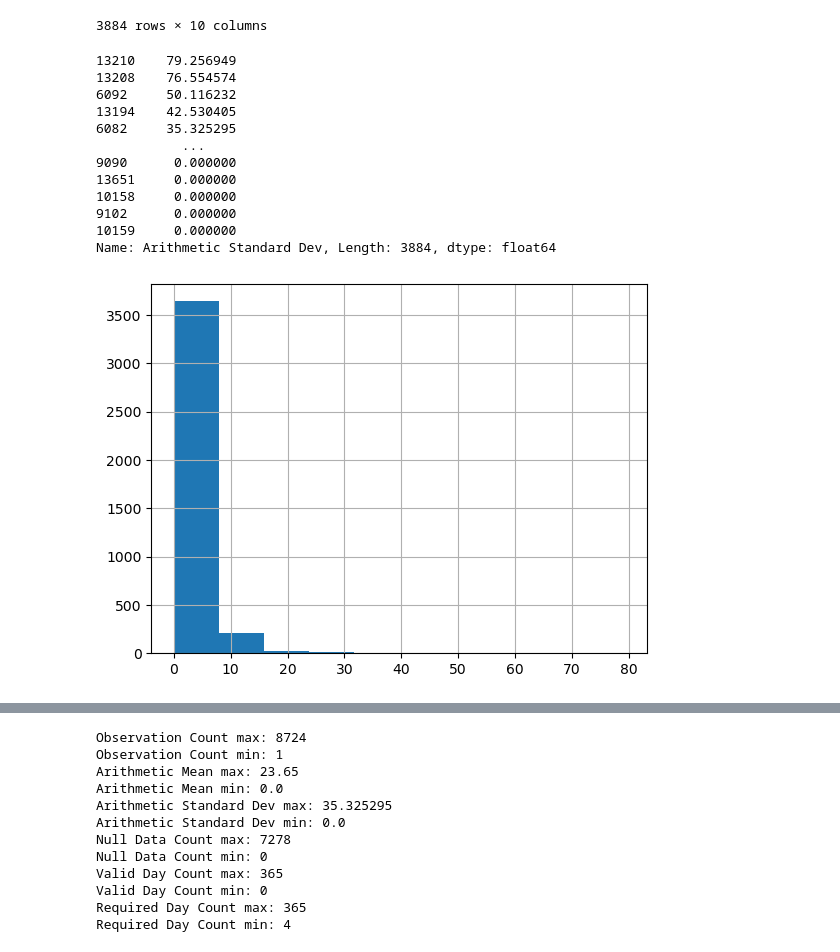
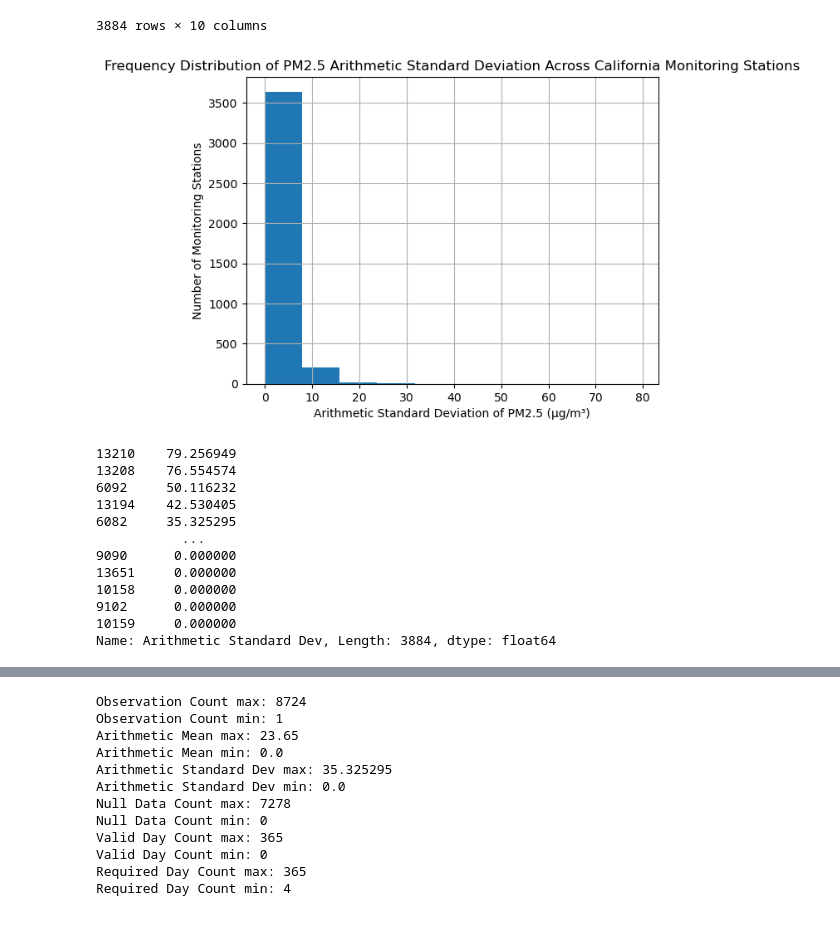
Before and after one commit to COGS108/Group095_WI26, a Jupyter notebook: 02-EDACheckpoint.ipynb, the cells around one changed output, grey strips where cells are left out. Saved outputs shown, nothing was run; the diff lists cells and outputs as text; code cells hidden in the pictures.

Commit message:
update data cleaning graph labels

```diff
--- a/02-EDACheckpoint.ipynb
+++ b/02-EDACheckpoint.ipynb
@@ -302,9 +300,14 @@ air_quality_ca
 3884 rows × 10 columns
 # %%
 air_quality_ca['Arithmetic Standard Dev'].hist()
+plt.title('Frequency Distribution of PM2.5 Arithmetic Standard Deviation Across California Monitoring Stations')
+plt.xlabel('Arithmetic Standard Deviation of PM2.5 (µg/m³)')
+plt.ylabel('Number of Monitoring Stations')
+plt.show()
 air_quality_ca['Arithmetic Standard Dev'].sort_values(ascending=False)
 # The standard deviation values above 40 are clearly outliers and erroneous, so we will remove them
 # %% [output]
+[figure, new version]
 13210    79.256949
 13208    76.554574
 6092     50.116232
@@ -317,7 +320,6 @@ air_quality_ca['Arithmetic Standard Dev'].sort_values(ascending=False)
 9102      0.000000
 10159     0.000000
 Name: Arithmetic Standard Dev, Length: 3884, dtype: float64
-[figure, old version]
 # %%
 # remove data with erroneous standard deviations (4 values)
 air_quality_ca = air_quality_ca[air_quality_ca['Arithmetic Standard Dev'] < 40]
```
Also changed, not shown: parts of 2 cells of this notebook.
